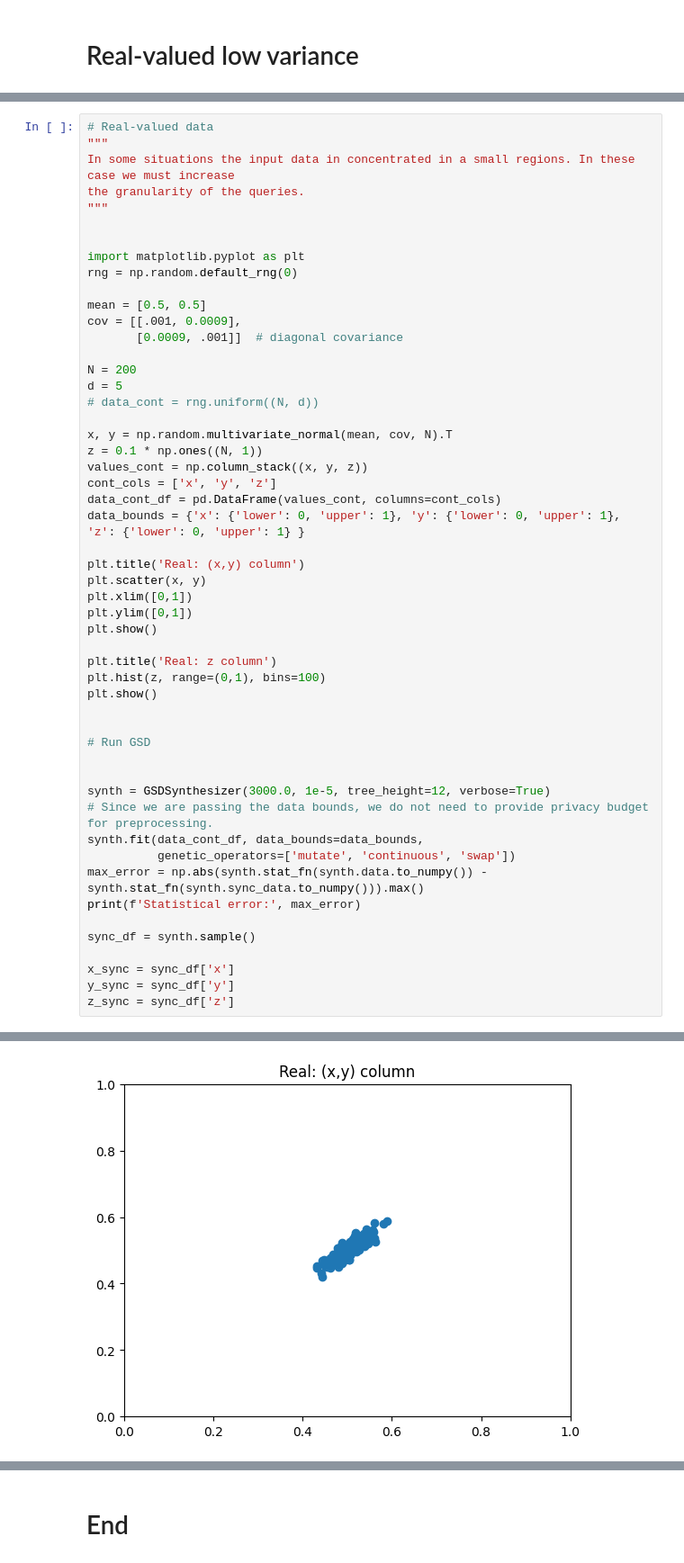
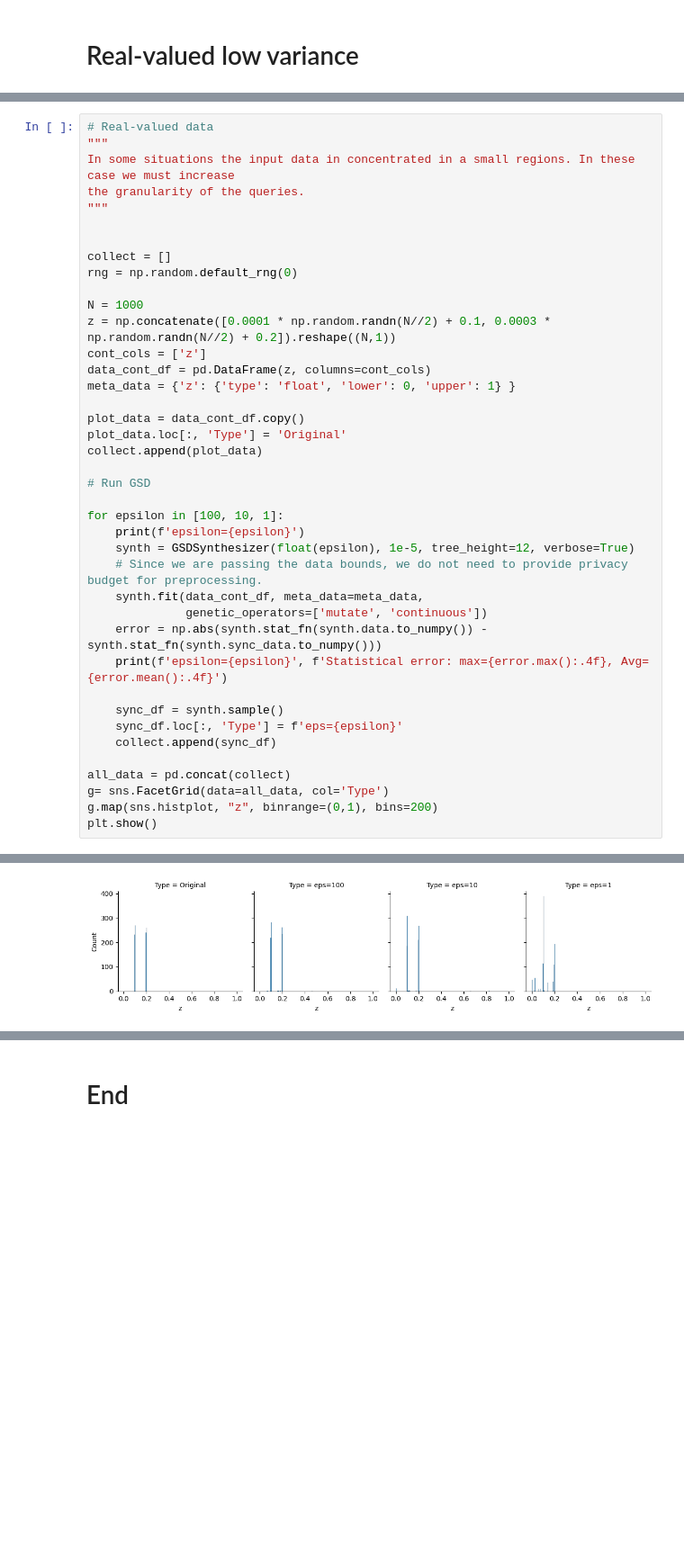
Before and after one commit to opendp/smartnoise-sdk, a Jupyter notebook: synth/samples/gsd_sample/GSD test.ipynb, the cells around one changed output, grey strips where cells are left out. Shown: that part at 90% size. Saved outputs shown, nothing was run; the diff lists cells and outputs as text; blank space fills up the shorter version.

```diff
--- a/synth/samples/gsd_sample/GSD test.ipynb
+++ b/synth/samples/gsd_sample/GSD test.ipynb
@@ -279,48 +268,36 @@ the granularity of the queries.
 """
 
 
-import matplotlib.pyplot as plt
+collect = []
 rng = np.random.default_rng(0)
 
-mean = [0.5, 0.5]
-cov = [[.001, 0.0009],
-       [0.0009, .001]]  # diagonal covariance
+N = 1000
+z = np.concatenate([0.0001 * np.random.randn(N//2) + 0.1, 0.0003 * np.random.randn(N//2) + 0.2]).reshape((N,1))
+cont_cols = ['z']
+data_cont_df = pd.DataFrame(z, columns=cont_cols)
+meta_data = {'z': {'type': 'float', 'lower': 0, 'upper': 1} }
 
-N = 200
-d = 5
-# data_cont = rng.uniform((N, d))
-
-x, y = np.random.multivariate_normal(mean, cov, N).T
-z = 0.1 * np.ones((N, 1))
-values_cont = np.column_stack((x, y, z))
-cont_cols = ['x', 'y', 'z']
-data_cont_df = pd.DataFrame(values_cont, columns=cont_cols)
-data_bounds = {'x': {'lower': 0, 'upper': 1}, 'y': {'lower': 0, 'upper': 1}, 'z': {'lower': 0, 'upper': 1} }
-
-plt.title('Real: (x,y) column')
-plt.scatter(x, y)
-plt.xlim([0,1])
-plt.ylim([0,1])
-plt.show()
-
-plt.title('Real: z column')
-plt.hist(z, range=(0,1), bins=100)
-plt.show()
-
+plot_data = data_cont_df.copy()
+plot_data.loc[:, 'Type'] = 'Original'
+collect.append(plot_data)
 
 # Run GSD
 
+for epsilon in [100, 10, 1]:
+    print(f'epsilon={epsilon}')
+    synth = GSDSynthesizer(float(epsilon), 1e-5, tree_height=12, verbose=True)
+    # Since we are passing the data bounds, we do not need to provide privacy budget for preprocessing.
+    synth.fit(data_cont_df, meta_data=meta_data,
+              genetic_operators=['mutate', 'continuous'])
+    error = np.abs(synth.stat_fn(synth.data.to_numpy()) - synth.stat_fn(synth.sync_data.to_numpy()))
+    print(f'epsilon={epsilon}', f'Statistical error: max={error.max():.4f}, Avg={error.mean():.4f}')
 
-synth = GSDSynthesizer(3000.0, 1e-5, tree_height=12, verbose=True)
-# Since we are passing the data bounds, we do not need to provide privacy budget for preprocessing.
-synth.fit(data_cont_df, data_bounds=data_bounds,
-          genetic_operators=['mutate', 'continuous', 'swap'])
-max_error = np.abs(synth.stat_fn(synth.data.to_numpy()) - synth.stat_fn(synth.sync_data.to_numpy())).max()
-print(f'Statistical error:', max_error)
+    sync_df = synth.sample()
+    sync_df.loc[:, 'Type'] = f'eps={epsilon}'
+    collect.append(sync_df)
 
-sync_df = synth.sample()
-
-x_sync = sync_df['x']
-y_sync = sync_df['y']
-z_sync = sync_df['z']
+all_data = pd.concat(collect)
+g= sns.FacetGrid(data=all_data, col='Type')
+g.map(sns.histplot, "z", binrange=(0,1), bins=200)
+plt.show()
 # %% [output]
@@ -327 +321 @@ z_sync = sync_df['z']
-[figure, old version]
+[figure, new version]
```
Also changed, not shown: parts of 21 cells of this notebook, 19 other files.
